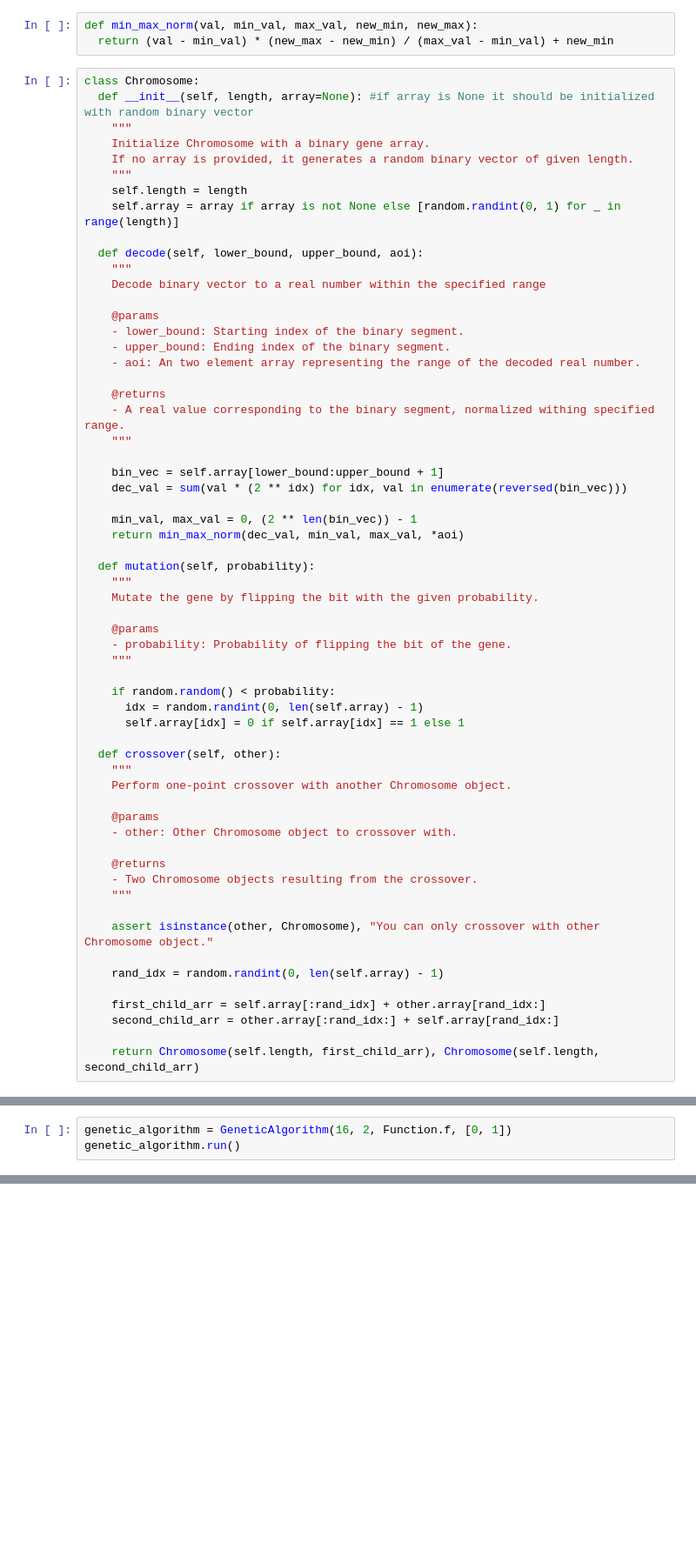
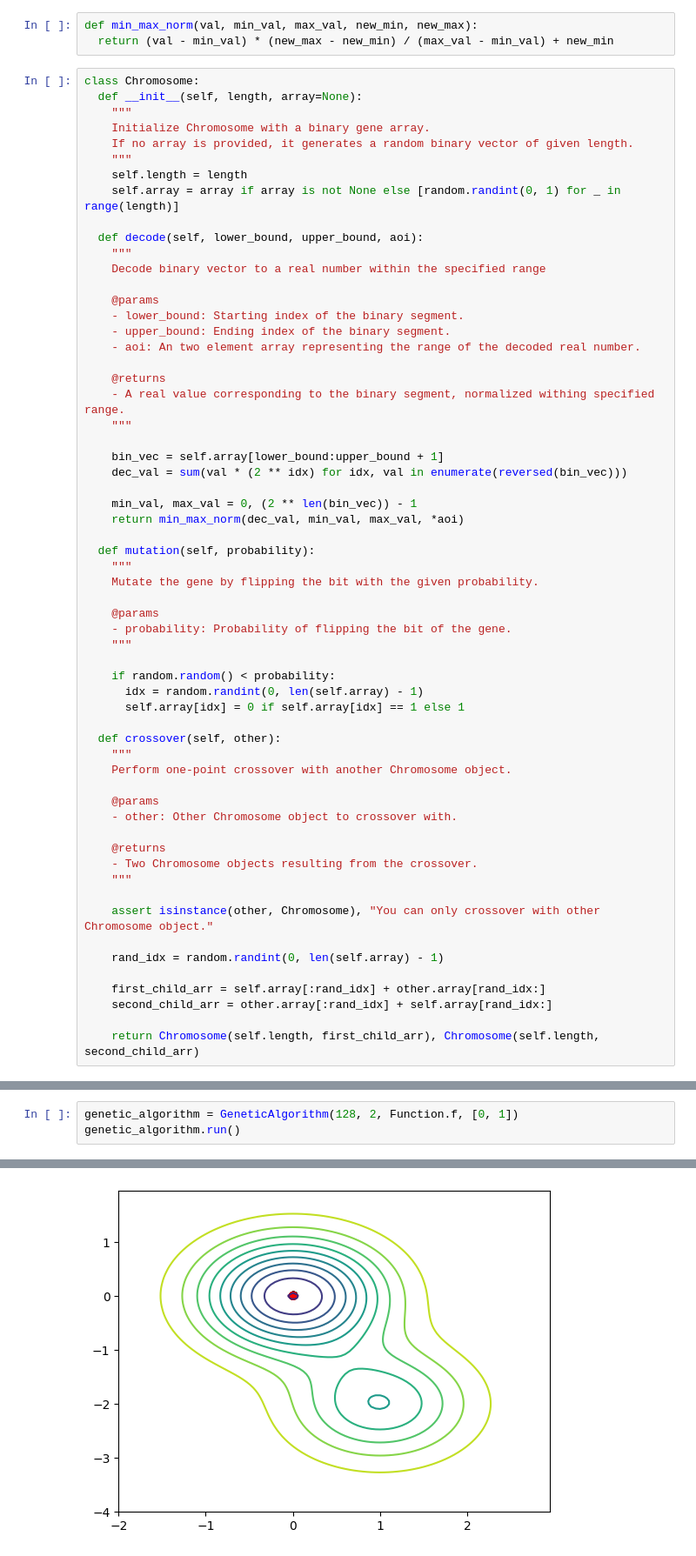
Before and after one commit to Kerciu/WSI_24Z, a Jupyter notebook: genetic_algorithm/zadanie_2.ipynb, the cells around one changed output, grey strips where cells are left out. Shown: that part at 87% size. Drawn from its saved outputs; the diff is of its cells as text; blank space fills up the shorter version.

Commit message:
fixed bugs, generated plots

```diff
--- a/genetic_algorithm/zadanie_2.ipynb
+++ b/genetic_algorithm/zadanie_2.ipynb
@@ -31,7 +31,7 @@ def min_max_norm(val, min_val, max_val, new_min, new_max):
   return (val - min_val) * (new_max - new_min) / (max_val - min_val) + new_min
 # %%
 class Chromosome:
-  def __init__(self, length, array=None): #if array is None it should be initialized with random binary vector
+  def __init__(self, length, array=None):
     """
     Initialize Chromosome with a binary gene array.
     If no array is provided, it generates a random binary vector of given length.
@@ -86,7 +86,7 @@ class Chromosome:
     rand_idx = random.randint(0, len(self.array) - 1)
 
     first_child_arr = self.array[:rand_idx] + other.array[rand_idx:]
-    second_child_arr = other.array[:rand_idx:] + self.array[rand_idx:]
+    second_child_arr = other.array[:rand_idx] + self.array[rand_idx:]
 
     return Chromosome(self.length, first_child_arr), Chromosome(self.length, second_child_arr)
 # %%
@@ -219,5 +232,5 @@ class GeneticAlgorithm:
     self.plot_func(trace)
 # %%
-genetic_algorithm = GeneticAlgorithm(16, 2, Function.f, [0, 1])
+genetic_algorithm = GeneticAlgorithm(128, 2, Function.f, [0, 1])
 genetic_algorithm.run()
 # %% [output]
@@ -224,0 +254 @@ TypeError: '<' not supported between instances of 'dict_values' and 'dict_values
+[figure, added]
```
Also changed, not shown: parts of 11 cells of this notebook.
